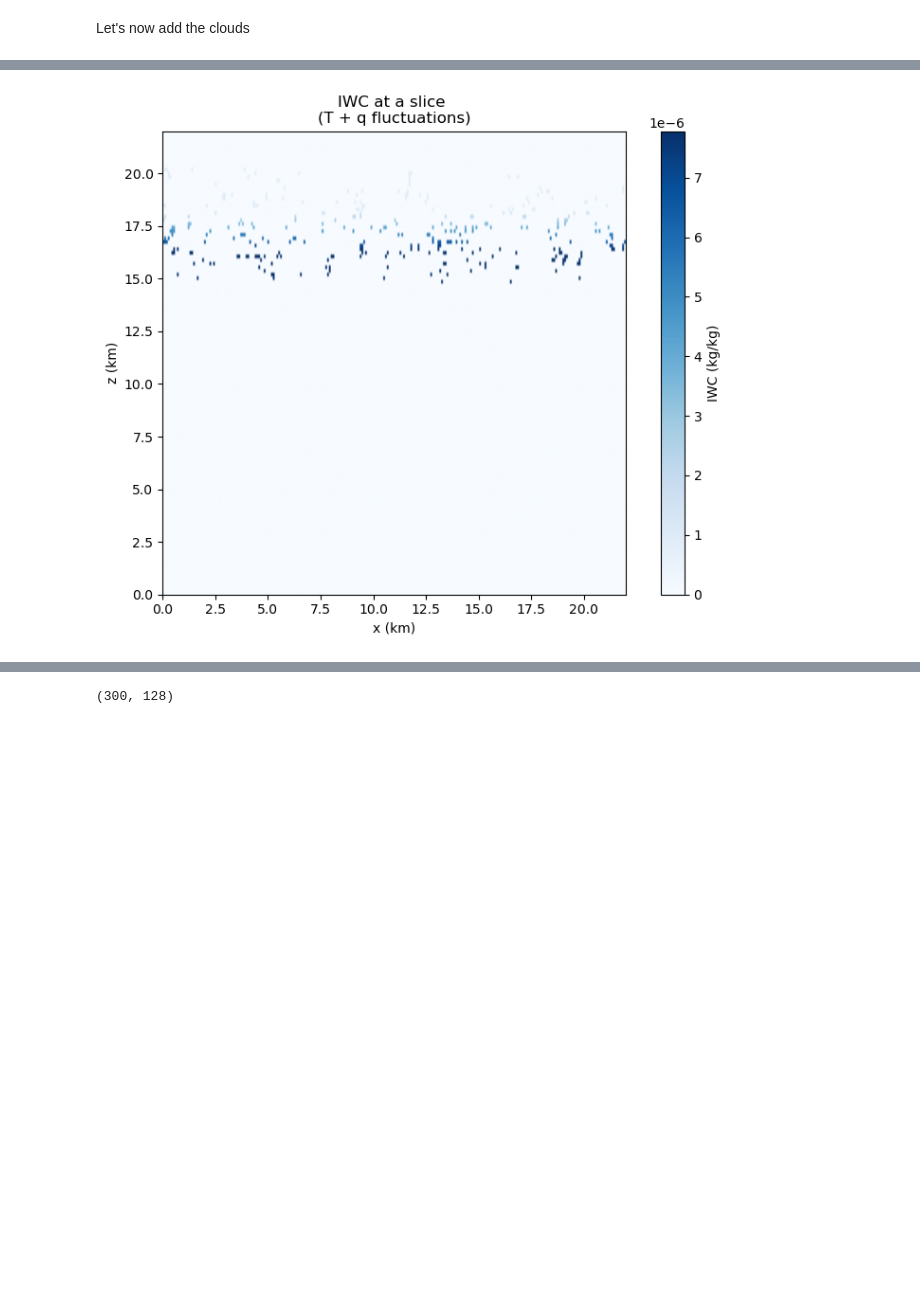
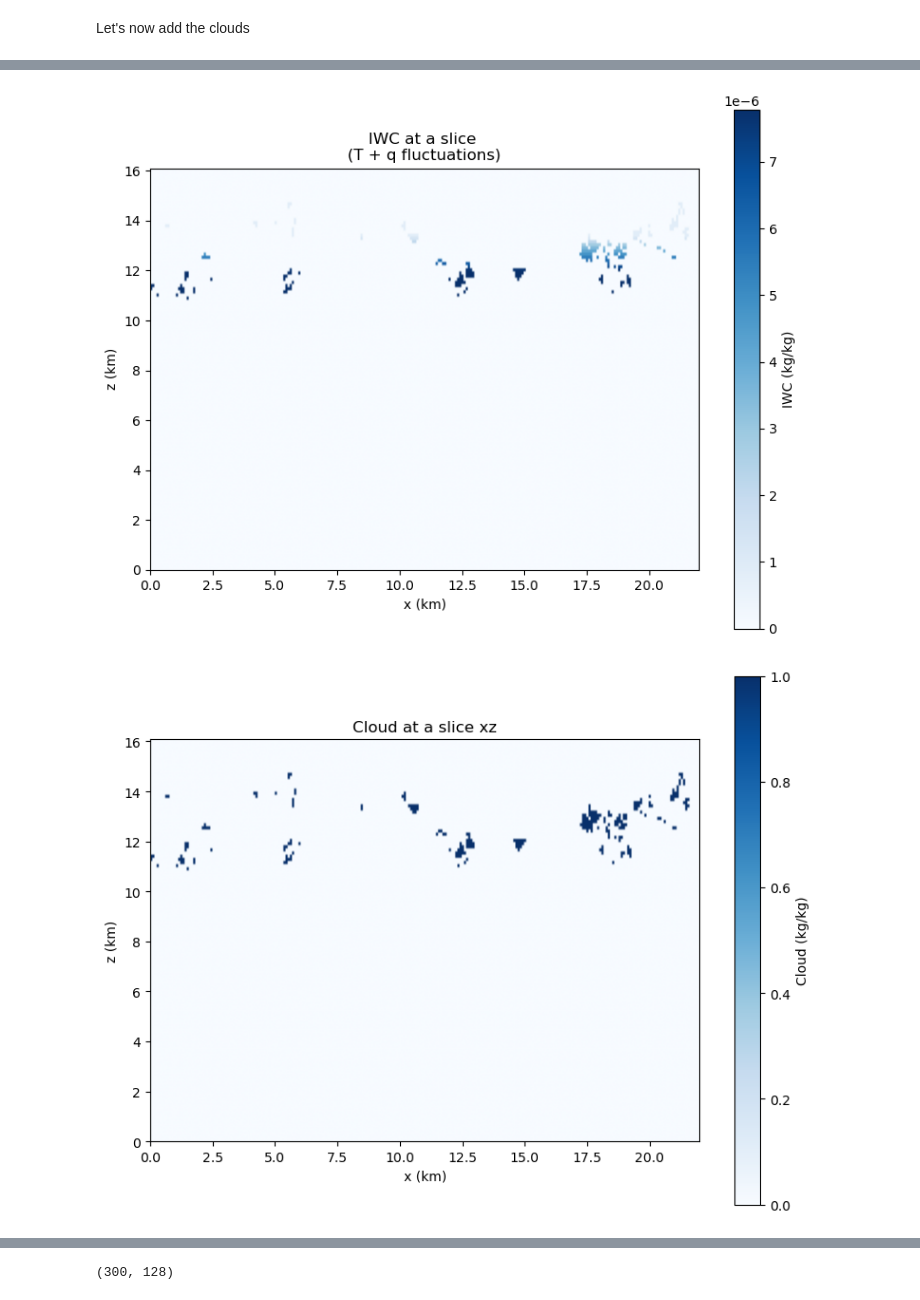
Before and after one commit to 1cosmologist/atmo3, a Jupyter notebook: notebooks/atmo3_ice_emission copy.ipynb, the cells around one changed output, grey strips where cells are left out. Drawn from its saved outputs; the diff is of its cells as text; code cells hidden in the pictures; blank space fills up the shorter version.

Commit message:
updated ice+liquid emission / plots for publi

```diff
--- a/notebooks/atmo3_ice_emission copy.ipynb
+++ b/notebooks/atmo3_ice_emission copy.ipynb
@@ -128,17 +136,22 @@ k_array = np.arange(4*nside_grid[0]) * jnp.min(atmo_box.grid_wsp.dk)
 
 k0_q  = 2*np.pi / q_injection_scale_in_m   # Water-vapour injection wavenumber (rad/m)
 k0_ta = 2*np.pi / ta_injection_scale_in_m  # Temperature injection wavenumber (rad/m)
+k0_cloud = 2*np.pi / cloud_injection_scale_in_m  # Cloud injection wavenumber (rad/m)
+
 
 pofk_q  = ( k0_q**2.  + k_array**2 )**-(11/6)
 pofk_ta = ( k0_ta**2. + k_array**2 )**-(11/6)
+pofk_cloud = ( k0_cloud**2. + k_array**2 )**-(11/6)
 
 # Normalise to peak = 1; absolute RMS amplitudes come from calibration.
 pofk_q  /= np.max(pofk_q)
 pofk_ta /= np.max(pofk_ta)
+pofk_cloud /= np.max(pofk_cloud)
 
 # Pack into dictionaries expected by add_temperature / add_watervapor.
 pspec_q  = {'k': k_array, 'pofk': pofk_q}
 pspec_ta = {'k': k_array, 'pofk': pofk_ta}
+pspec_cloud = {'k': k_array, 'pofk': pofk_cloud}
 
 atmo_box.add_temperature(
     power_spec=pspec_ta
@@ -150,5 +163,10 @@ atmo_box.add_watervapor(
     power_spec=pspec_q
 )
 
+atmo_box.add_ice_liquid_cloud(
+    power_spec=pspec_cloud,
+    #seed=78
+)
+
 atmo_box.generate_realization(time_step=0)
 # %% [output]
@@ -221,10 +243,6 @@ T_atm_w = a3.intensitySI_to_Tb(I_atm_w[:,:,None], freqs_GHz[None, None,:])[:,:,0
 # %% [markdown]
 Let's now add the clouds
 # %%
-ccfile = f'{atmo3_data}era5/2023/cc.202310.ap1e5.291.0_293.0_-24.0_-22.0_025.nc'
-ciwcfile = f'{atmo3_data}era5/2023/ciwc.202310.ap1e5.291.0_293.0_-24.0_-22.0_025.nc'
-clwcfile = f'{atmo3_data}era5/2023/clwc.202310.ap1e5.291.0_293.0_-24.0_-22.0_025.nc'
-
-
-
-cubes_ice_liquid = atmo_box.derive_liquid_ice_cubes(ccfile = ccfile, ciwcfile=ciwcfile, clwcfile=clwcfile)
+cubes_ice = atmo_box.derived_cubes['ice water']
+cubes_liquid = atmo_box.derived_cubes['liquid water']
+cubes_cloud = atmo_box.derived_cubes['cloud']
@@ -264,18 +280,43 @@ plt.close()
 # %%
 #Let's look inside the cubes of ice and liquid, we don't consider the scan here, just the box with cubes_ice_liquid['ice'] and cubes_ice_liquid['liquid']
 
 # Let's do a xz slice through the middle of the box
 # Extract the 2D slice from the newly generated cloud mask
-iwc_slice = cubes_ice_liquid['ice'][:, nside_grid[1]//2, :]
+iwc_slice = cubes_ice[:, nside_grid[1]//2, :]
 
 plt.figure(figsize=(8,6))
 plt.imshow(iwc_slice.T, origin='lower', cmap='Blues',
-           extent=[0, box_length[0]/1000, 0, box_length[1]/1000])
+           extent=[0, box_length[0]/1000, 0, box_length[2]/1000 +site_altitude/1000])
 plt.title(f'IWC at a slice \n(T + q fluctuations)')
 plt.colorbar(label='IWC (kg/kg)')
 plt.xlabel('x (km)')
 plt.ylabel('z (km)')
 plt.tight_layout()
 plt.show()
+
+# Let's do slices into the cloud cube
+cloud_slice = cubes_cloud[:, nside_grid[1]//2, :]
+plt.figure(figsize=(8,6))
+plt.imshow(cloud_slice.T, origin='lower', cmap='Blues',
+           extent=[0, box_length[0]/1000, 0, box_length[2]/1000 +site_altitude/1000])
+plt.title(f'Cloud at a slice xz')
+plt.colorbar(label='Cloud (kg/kg)')
+plt.xlabel('x (km)')
+plt.ylabel('z (km)')
+plt.tight_layout()
+plt.show()
+
+#Let's do a slice in the xy plane at a fixed altitude of  12 km for the cloud cube
+cloud_slice_xy = cubes_cloud[:, :, 100] # we'll call this 100th index in the z-direction
+plt.figure(figsize=(8,6))
+plt.imshow(cloud_slice_xy.T, origin='lower', cmap='Blues',
+           extent=[0, box_length[0]/1000, 0, box_length[1]/1000])
+plt.title(f'Cloud at a slice xy (z = 13.8 km)')
+plt.colorbar(label='Cloud (kg/kg)')
+plt.xlabel('x (km)')
+plt.ylabel('y (km)')
+plt.tight_layout()
+plt.show()
 # %% [output]
-[figure, old version]
+[figure, new version]
+[figure, added]
```
Also changed, not shown: parts of 24 cells of this notebook, 21 other files.
